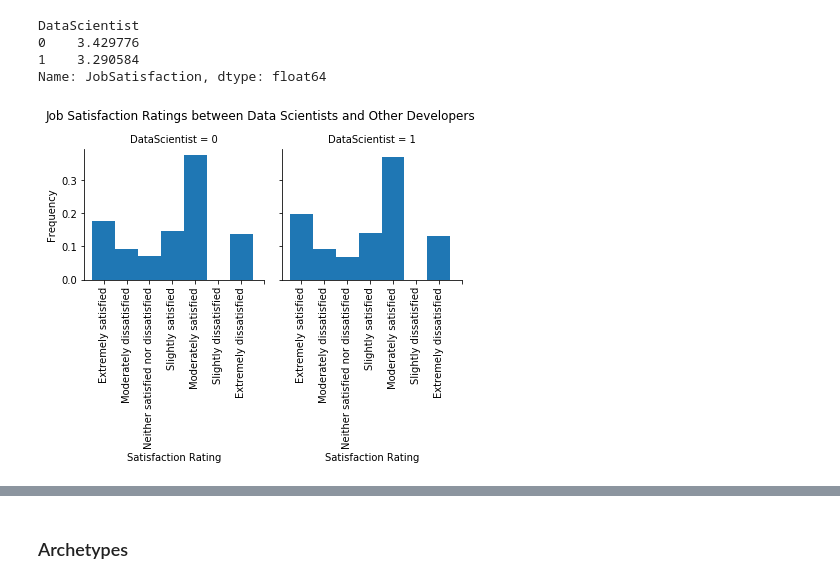
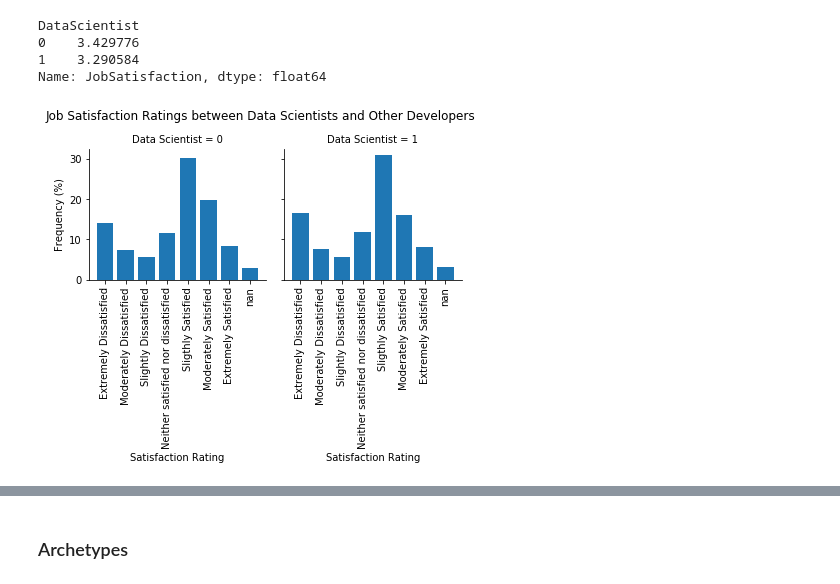
Before and after one commit to celestinhermez/stackoverflow_survey_2018_analysis, a Jupyter notebook: Developer Survey Analysis.ipynb, the cells around one changed output, grey strips where cells are left out. Cells and saved outputs as stored; diff of their text form; code cells hidden in the pictures.

Commit message:
Fix Satisfaction Mapping Changing the mapping from satisfaction to numerical variables to have it increasing = more satisfaction

```diff
--- a/Developer Survey Analysis.ipynb
+++ b/Developer Survey Analysis.ipynb
@@ -134,7 +134,8 @@ No duplicate values to deal with.
 data_2018.Salary = pd.to_numeric(data_2018.Salary.str.replace(',', ''), errors = 'coerce')
 # %%
 # Create a numerical representation of JobSatisfaction for predictions later
-mapping = dict([(category, code) for code, category in enumerate(data_2018.JobSatisfaction.unique())])
-satisf_labels = data_2018.JobSatisfaction.unique().tolist()
-satisf_labels.remove(np.nan)
+mapping = {'Extremely Dissatisfied': 0, 'Moderately Dissatisfied': 1, 'Slightly Dissatisfied': 2,
+           'Neither satisfied nor dissatisfied':3, 'Sligthly Satisfied':4, 'Moderately Satisfied': 5,
+           'Extremely Satisfied': 6, np.nan: 7}
+satisf_labels = list(mapping.keys())
 data_2018.JobSatisfaction = data_2018.JobSatisfaction.map(mapping)
@@ -346,15 +358,20 @@ Name: JobSatisfaction, dtype: float64
 # %%
 # We compare the distributions
 satisf_df = data_2018_satisf[['DataScientist', 'JobSatisfaction']]
-satisf_df = satisf_df.loc[satisf_df.JobSatisfaction != 5, :]
-g = sns.FacetGrid(satisf_df, col = 'DataScientist')
-g.map(plt.hist, 'JobSatisfaction', bins = 7, density = True, align = 'left')
+satisf_df_plot = satisf_df.groupby(['DataScientist', 'JobSatisfaction'])['JobSatisfaction'].count().groupby(level = 0).apply(lambda x:
+                                                 100 * x / float(x.sum()))
+satisf_df_plot.index.set_names(['Data Scientist', 'Satisfaction Rating'], inplace = True)
+satisf_df_plot = satisf_df_plot.reset_index()
+satisf_df_plot.rename(columns = {'JobSatisfaction':'Proportion'}, inplace = True)
+
+g = sns.FacetGrid(satisf_df_plot, col = 'Data Scientist')
+g.map(plt.bar, 'Satisfaction Rating', 'Proportion')
 g.set_xticklabels(rotation = 90)
 g.set_xlabels('Satisfaction Rating')
-g.set_ylabels('Frequency')
+g.set_ylabels('Frequency (%)')
 g.set(xticklabels=satisf_labels, xticks=np.arange(0,8,1))
 plt.subplots_adjust(top=0.8)
 g.fig.suptitle('Job Satisfaction Ratings between Data Scientists and Other Developers')
 plt.show()
 # %% [output]
-[figure, old version]
+[figure, new version]
```
Also changed, not shown: parts of 4 cells of this notebook.
